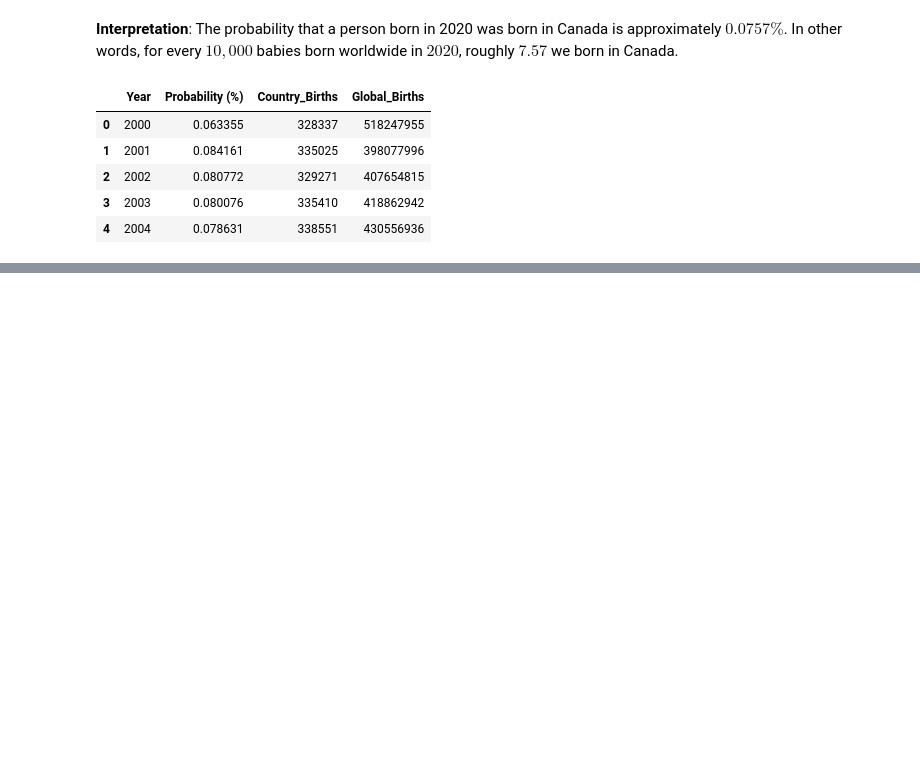
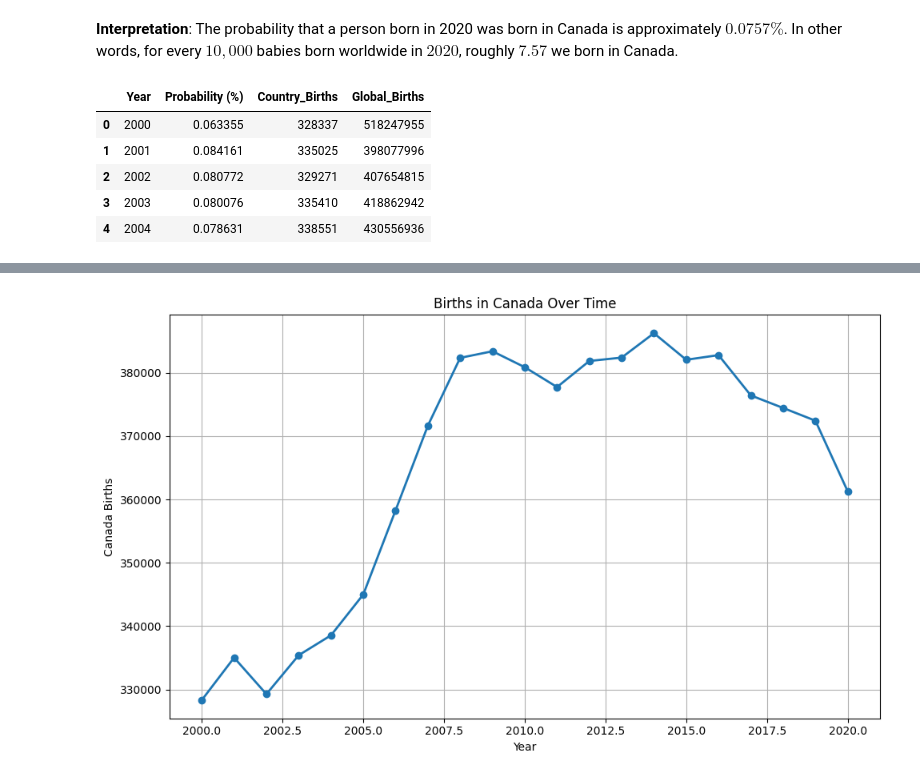
Before and after one commit to WaleedMahmood1/cad_birth_prob, a Jupyter notebook: notebooks/Results.ipynb, the cells around one changed output, grey strips where cells are left out. Cells and saved outputs as stored; diff of their text form; code cells hidden in the pictures; blank space fills up the shorter version.

```diff
--- a/notebooks/Results.ipynb
+++ b/notebooks/Results.ipynb
@@ -98,0 +111,11 @@ prob_df.head()
+# %%
+plt.figure(figsize=(10, 6))
+plt.plot(prob_df['Year'], prob_df['Country_Births'], marker = 'o', linewidth=2)
+plt.title("Births in Canada Over Time")
+plt.xlabel("Year")
+plt.ylabel("Canada Births")
+plt.grid(True)
+plt.tight_layout()
+plt.show()
+# %% [output]
+[figure, added]
```
Also changed, not shown: parts of 4 cells of this notebook.
